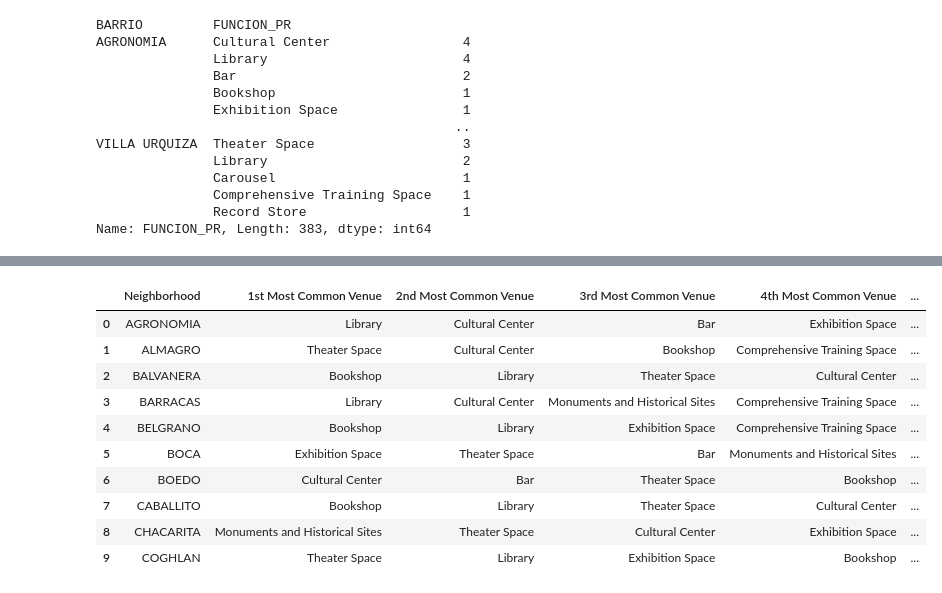
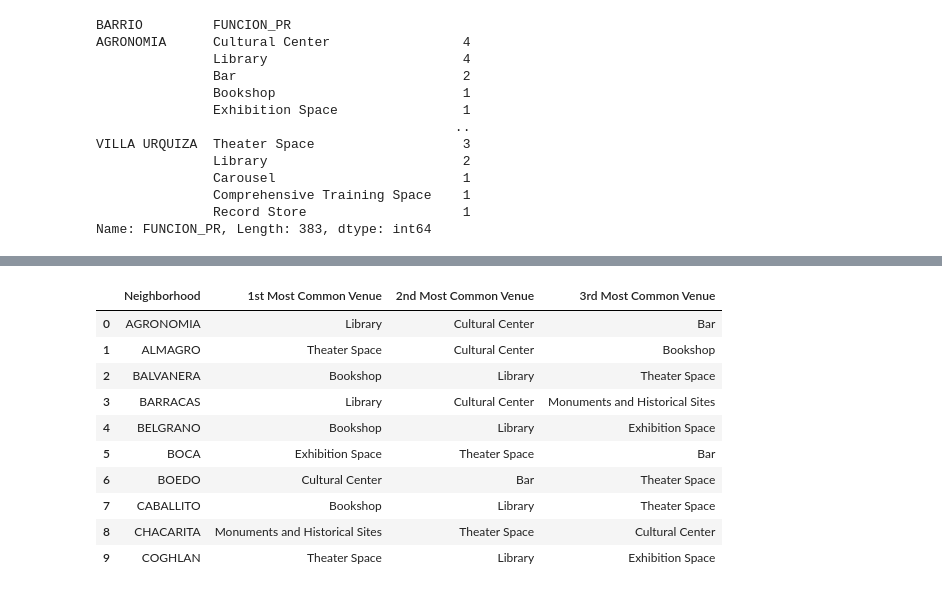
Before and after one commit to jym272/Coursera_Capstone, a Jupyter notebook: Capstone_project.ipynb, the cells around one changed output, grey strips where cells are left out. Drawn from its saved outputs; the diff is of its cells as text; code cells hidden in the pictures.

```diff
--- a/Capstone_project.ipynb
+++ b/Capstone_project.ipynb
@@ -49,0 +90,3 @@ Name: FUNCION_PR, Length: 383, dtype: int64
+# %%
+cultural_spaces_clean = cultural_spaces[['FUNCION_PR',"ESTABLECIM",'LATITUD', 'LONGITUD', 'BARRIO']]
+cultural_spaces_clean.rename(columns={'ESTABLECIM':'Name',"FUNCION_PR":"Cultural space"})
@@ -92,38 +269,38 @@ caba_map
 # %%
-num_top_venues = 5
+num_top_venues = 3
 
 def return_most_common_venues(row, num_top_venues):
     row_categories = row.iloc[1:]
     row_categories_sorted = row_categories.sort_values(ascending=False)
 
     return row_categories_sorted.index.values[0:num_top_venues]
 
 indicators = ['st', 'nd', 'rd']
 
 # create columns according to number of top venues
 columns = ['Neighborhood']
 for ind in np.arange(num_top_venues):
     try:
         columns.append('{}{} Most Common Venue'.format(ind+1, indicators[ind]))
     except:
         columns.append('{}th Most Common Venue'.format(ind+1))
 # create a new dataframe
 neighborhoods_venues_sorted = pd.DataFrame(columns=columns)
 neighborhoods_venues_sorted['Neighborhood'] = caba_grouped['Neighborhood']
 
 for ind in np.arange(caba_grouped.shape[0]):
     neighborhoods_venues_sorted.iloc[ind, 1:] = return_most_common_venues(caba_grouped.iloc[ind, :], num_top_venues)
 
 neighborhoods_venues_sorted.head(10)
 # %% [output]
-|  | Neighborhood | 1st Most Common Venue | 2nd Most Common Venue | 3rd Most Common Venue | 4th Most Common Venue | ... |
-| 0 | AGRONOMIA | Library | Cultural Center | Bar | Exhibition Space | ... |
-| 1 | ALMAGRO | Theater Space | Cultural Center | Bookshop | Comprehensive Training Space | ... |
-| 2 | BALVANERA | Bookshop | Library | Theater Space | Cultural Center | ... |
-| 3 | BARRACAS | Library | Cultural Center | Monuments and Historical Sites | Comprehensive Training Space | ... |
-| 4 | BELGRANO | Bookshop | Library | Exhibition Space | Comprehensive Training Space | ... |
-| 5 | BOCA | Exhibition Space | Theater Space | Bar | Monuments and Historical Sites | ... |
-| 6 | BOEDO | Cultural Center | Bar | Theater Space | Bookshop | ... |
-| 7 | CABALLITO | Bookshop | Library | Theater Space | Cultural Center | ... |
-| 8 | CHACARITA | Monuments and Historical Sites | Theater Space | Cultural Center | Exhibition Space | ... |
-| 9 | COGHLAN | Theater Space | Library | Exhibition Space | Bookshop | ... |
+|  | Neighborhood | 1st Most Common Venue | 2nd Most Common Venue | 3rd Most Common Venue |
+| 0 | AGRONOMIA | Library | Cultural Center | Bar |
+| 1 | ALMAGRO | Theater Space | Cultural Center | Bookshop |
+| 2 | BALVANERA | Bookshop | Library | Theater Space |
+| 3 | BARRACAS | Library | Cultural Center | Monuments and Historical Sites |
+| 4 | BELGRANO | Bookshop | Library | Exhibition Space |
+| 5 | BOCA | Exhibition Space | Theater Space | Bar |
+| 6 | BOEDO | Cultural Center | Bar | Theater Space |
+| 7 | CABALLITO | Bookshop | Library | Theater Space |
+| 8 | CHACARITA | Monuments and Historical Sites | Theater Space | Cultural Center |
+| 9 | COGHLAN | Theater Space | Library | Exhibition Space |
```
Also changed, not shown: parts of 37 cells of this notebook, 1 other file.
